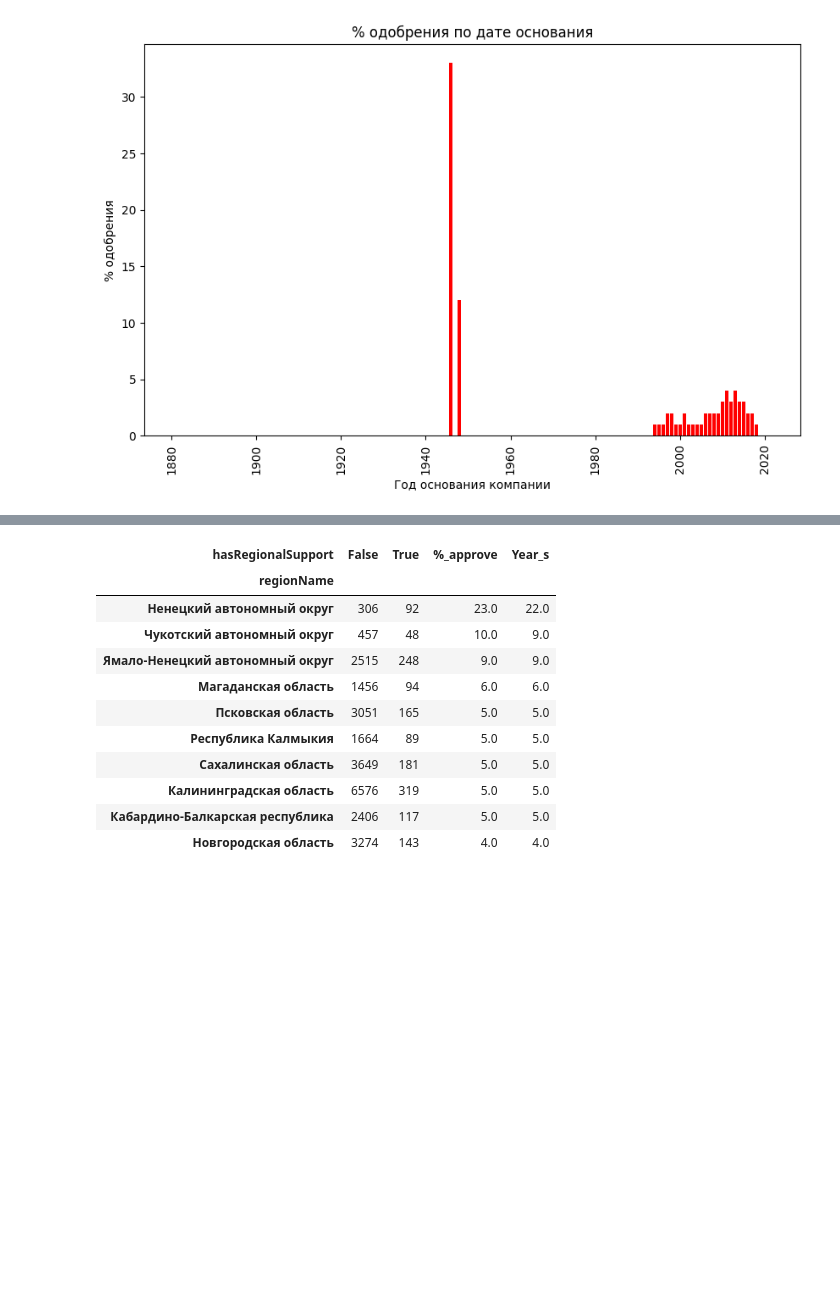
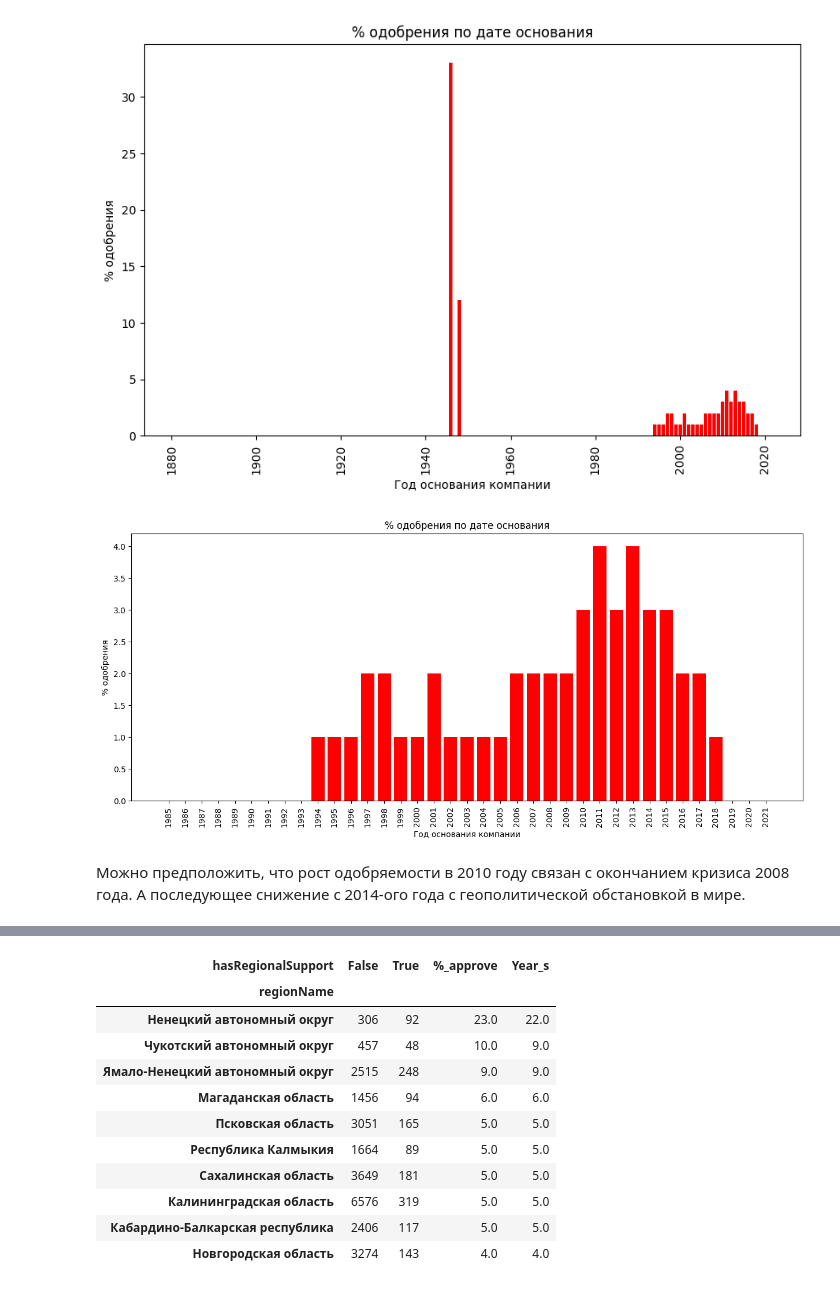
Before and after one commit to PlatArs/GOV_project, a Jupyter notebook: Project.ipynb, the cells around one changed output, grey strips where cells are left out. Saved outputs shown, nothing was run; the diff lists cells and outputs as text; code cells hidden in the pictures; blank space fills up the shorter version.

```diff
--- a/Project.ipynb
+++ b/Project.ipynb
@@ -461,15 +473,19 @@ plt.show()
 # %% [output]
 [figure]
 # %%
-# Исключим 1946 и 1948 год для наглядности графика
-
-plt.figure(figsize=(10, 6))
-plt.bar(time_group.sort_index(ascending=True).index, time_group['Year_%'], color='red')
+# Посмотрим только на записи после 1985  для наглядности графика
+years_ = time_group[(time_group.index >= 1985)]
+plt.figure(figsize=(15, 6))
+plt.bar(years_.sort_index(ascending=True).index, years_['Year_%'], color='red')
 plt.xlabel('Год основания компании')
 plt.ylabel('% одобрения')
 plt.title('% одобрения по дате основания')
-plt.xticks(rotation=90)
+plt.xticks(years_.sort_index(ascending=True).index, rotation=90)
 plt.show()
+# %% [output]
+[figure, added]
+# %% [markdown]
+Можно предположить, что рост одобряемости в 2010 году связан с окончанием кризиса 2008 года. А последующее снижение с 2014-ого года с геополитической обстановкой в мире.
 # %%
 df_clean_nan[(df_clean_nan['Year_origin'] == 1946) | (df_clean_nan['Year_origin'] == 1948)]
 # Данные вполне обычные. Не будем их исключать.
```
Also changed, not shown: parts of 4 cells of this notebook.
